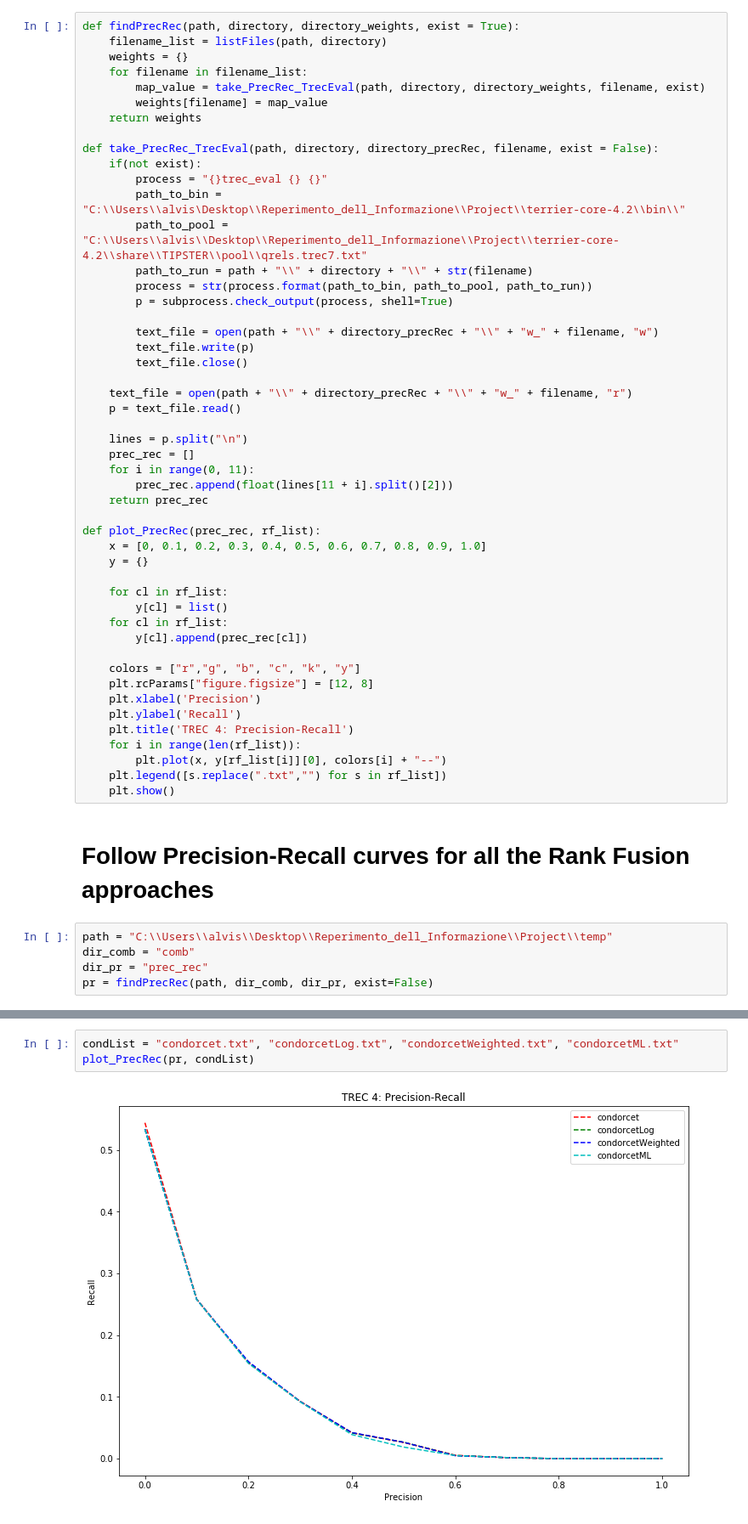
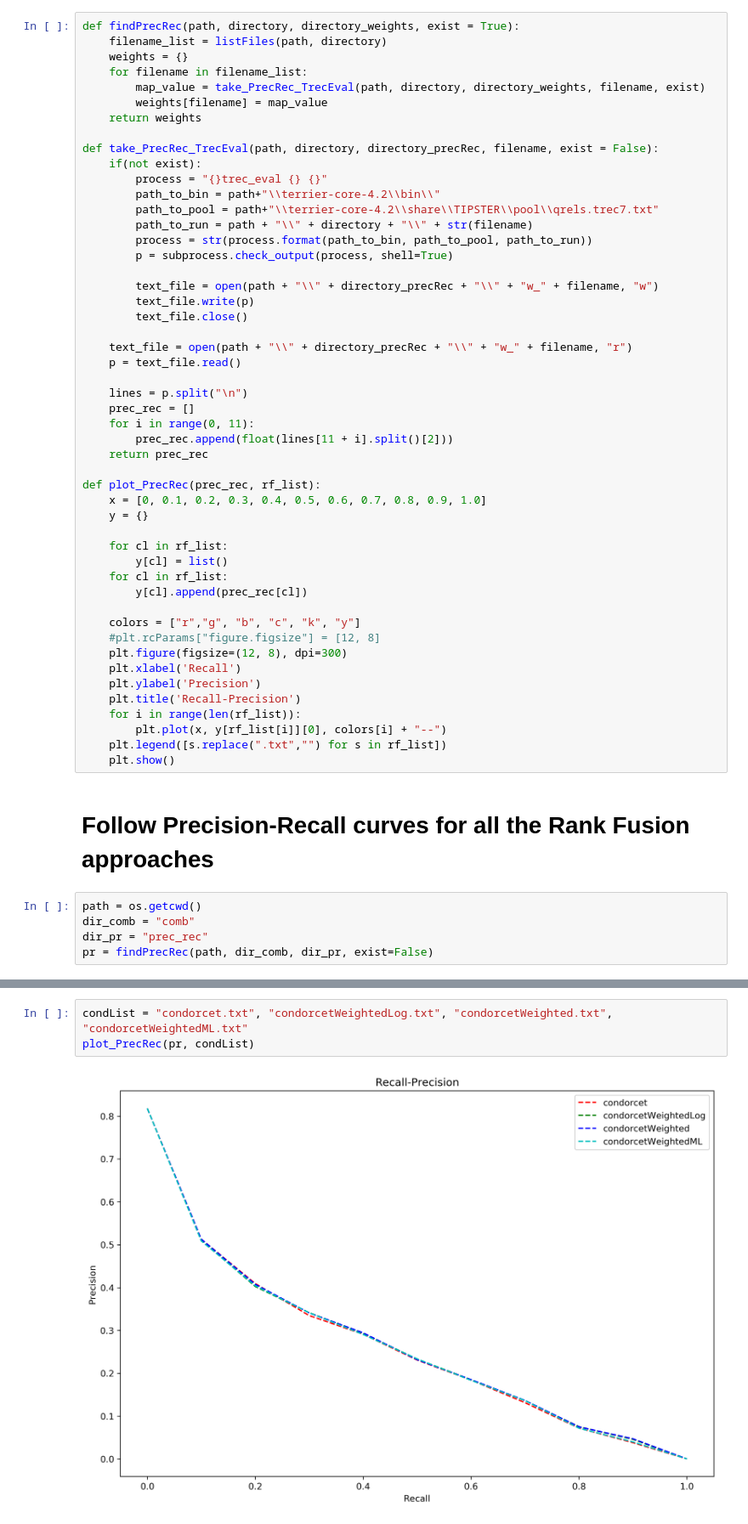
Before and after one commit to ADALSolutions/irproject, a Jupyter notebook: PlotCurveRP.ipynb, the cells around one changed output, grey strips where cells are left out. Shown at 85% size. Cells and saved outputs as stored; diff of their text form.

```diff
--- a/PlotCurveRP.ipynb
+++ b/PlotCurveRP.ipynb
@@ -30,8 +29,8 @@ def findPrecRec(path, directory, directory_weights, exist = True):
 def take_PrecRec_TrecEval(path, directory, directory_precRec, filename, exist = False):
     if(not exist):
         process = "{}trec_eval {} {}"
-        path_to_bin = "C:\\Users\\alvis\Desktop\\Reperimento_dell_Informazione\\Project\\terrier-core-4.2\\bin\\"
-        path_to_pool = "C:\\Users\\alvis\\Desktop\\Reperimento_dell_Informazione\\Project\\terrier-core-4.2\\share\\TIPSTER\\pool\\qrels.trec7.txt"
+        path_to_bin = path+"\\terrier-core-4.2\\bin\\"
+        path_to_pool = path+"\\terrier-core-4.2\\share\\TIPSTER\\pool\\qrels.trec7.txt"
         path_to_run = path + "\\" + directory + "\\" + str(filename)
         process = str(process.format(path_to_bin, path_to_pool, path_to_run))
         p = subprocess.check_output(process, shell=True)
@@ -59,10 +58,11 @@ def plot_PrecRec(prec_rec, rf_list):
         y[cl].append(prec_rec[cl])
 
     colors = ["r","g", "b", "c", "k", "y"]
-    plt.rcParams["figure.figsize"] = [12, 8]
-    plt.xlabel('Precision')
-    plt.ylabel('Recall')
-    plt.title('TREC 4: Precision-Recall')
+    #plt.rcParams["figure.figsize"] = [12, 8]
+    plt.figure(figsize=(12, 8), dpi=300)
+    plt.xlabel('Recall')
+    plt.ylabel('Precision')
+    plt.title('Recall-Precision')
     for i in range(len(rf_list)):
         plt.plot(x, y[rf_list[i]][0], colors[i] + "--")
     plt.legend([s.replace(".txt","") for s in rf_list])
@@ -70,7 +70,7 @@ def plot_PrecRec(prec_rec, rf_list):
 # %% [markdown]
 # Follow Precision-Recall curves for all the Rank Fusion approaches
 # %%
-path = "C:\\Users\\alvis\\Desktop\\Reperimento_dell_Informazione\\Project\\temp"
+path = os.getcwd()
 dir_comb = "comb"
 dir_pr = "prec_rec"
 pr = findPrecRec(path, dir_comb, dir_pr, exist=False)
@@ -82,8 +82,8 @@ plot_PrecRec(pr, combList)
 # %%
-condList = "condorcet.txt", "condorcetLog.txt", "condorcetWeighted.txt", "condorcetML.txt"
+condList = "condorcet.txt", "condorcetWeightedLog.txt", "condorcetWeighted.txt", "condorcetWeightedML.txt"
 plot_PrecRec(pr, condList)
 # %% [output]
-[figure, old version]
+[figure, new version]
 # %%
 condcombList = "condorcet.txt", "condorcetWeighted.txt", "comb_mnz.txt", "comb_median.txt"
 plot_PrecRec(pr, condcombList)
```
Also changed, not shown: parts of 4 cells of this notebook, 8 other files.
